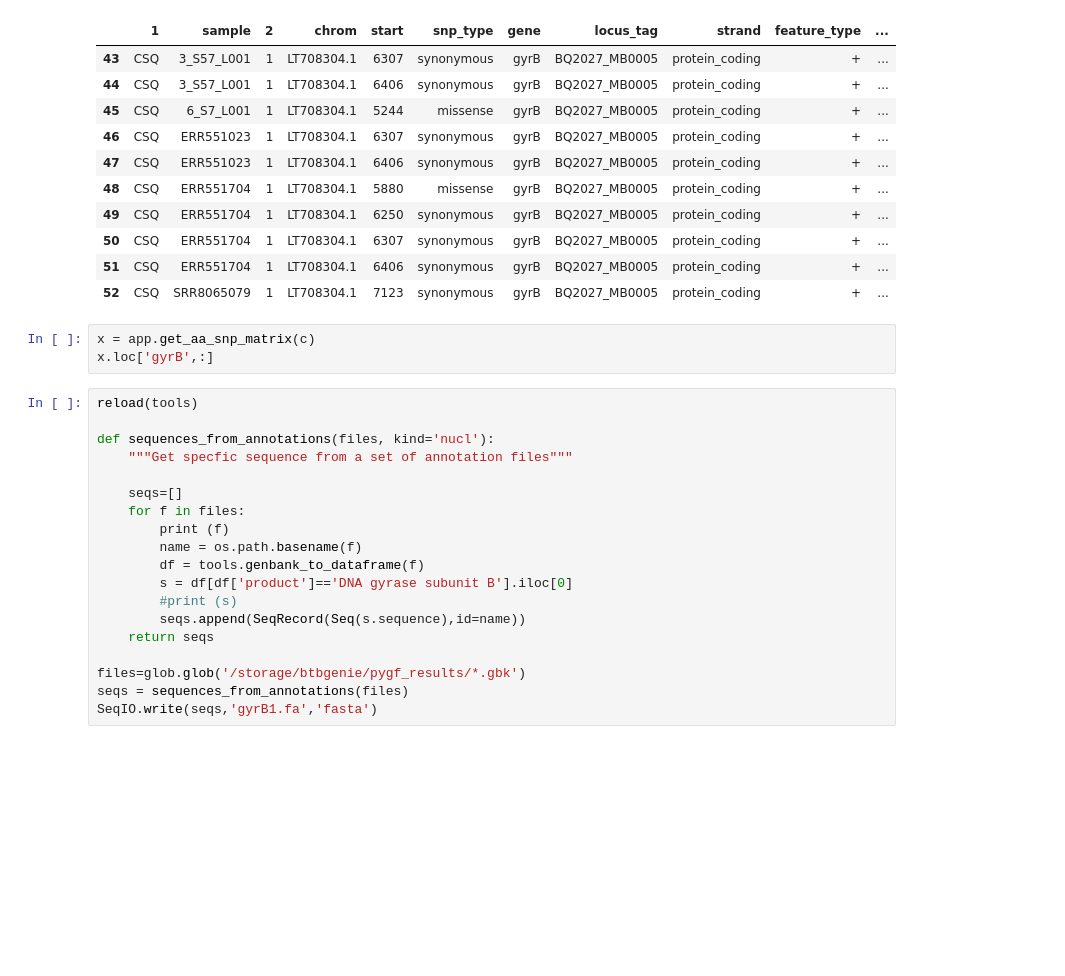
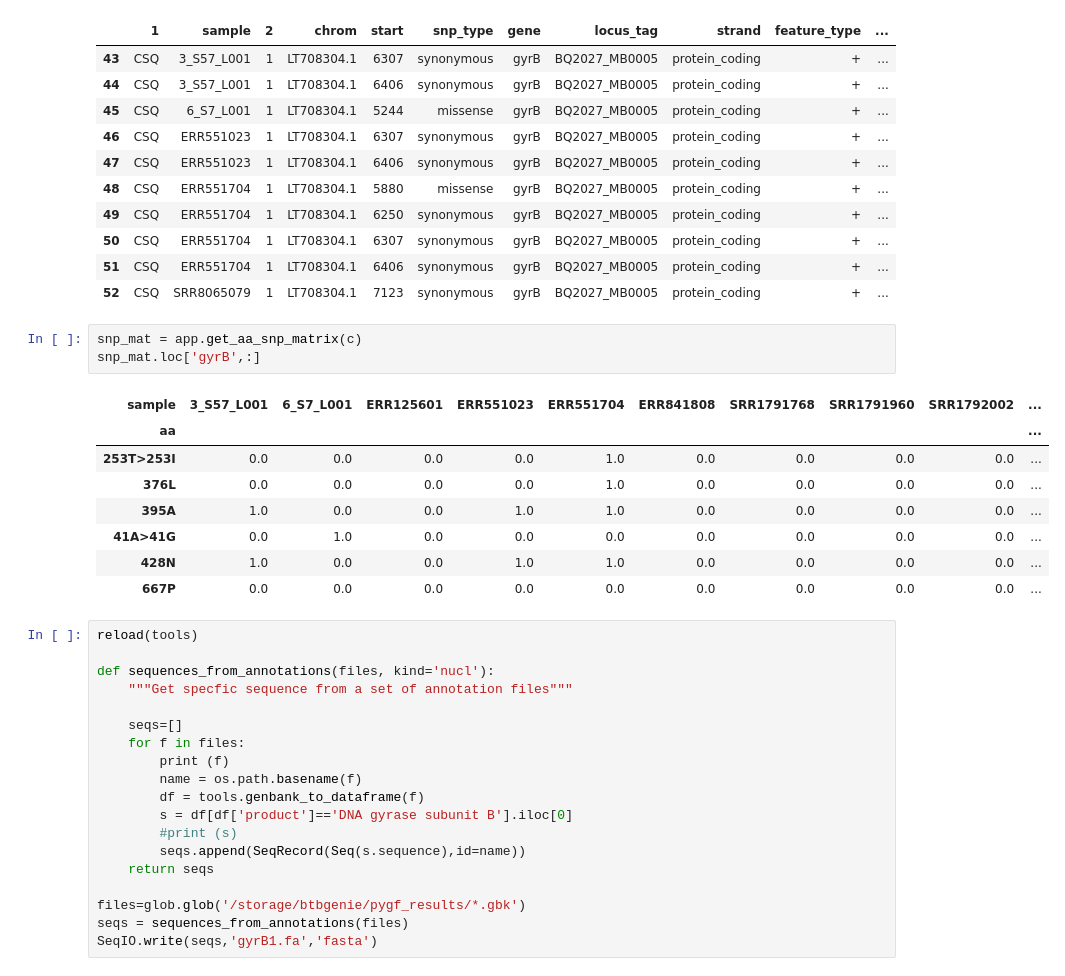
Before and after one commit to dmnfarrell/snipgenie, a Jupyter notebook: notebooks/albania.ipynb, the cells around one changed output. Cells and saved outputs as stored; diff of their text form; blank space fills up the shorter version.

```diff
--- a/notebooks/albania.ipynb
+++ b/notebooks/albania.ipynb
@@ -98,8 +99,17 @@ c[c.gene=='gyrB']
 | 51 | CSQ | ERR551704 | 1 | LT708304.1 | 6406 | synonymous | gyrB | BQ2027_MB0005 | protein_coding | + | ... |
 | 52 | CSQ | SRR8065079 | 1 | LT708304.1 | 7123 | synonymous | gyrB | BQ2027_MB0005 | protein_coding | + | ... |
 # %%
-x = app.get_aa_snp_matrix(c)
-x.loc['gyrB',:]
+snp_mat = app.get_aa_snp_matrix(c)
+snp_mat.loc['gyrB',:]
+# %% [output]
+| sample | 3_S57_L001 | 6_S7_L001 | ERR125601 | ERR551023 | ERR551704 | ERR841808 | SRR1791768 | SRR1791960 | SRR1792002 | ... |
+| aa |  |  |  |  |  |  |  |  |  | ... |
+| 253T>253I | 0.0 | 0.0 | 0.0 | 0.0 | 1.0 | 0.0 | 0.0 | 0.0 | 0.0 | ... |
+| 376L | 0.0 | 0.0 | 0.0 | 0.0 | 1.0 | 0.0 | 0.0 | 0.0 | 0.0 | ... |
+| 395A | 1.0 | 0.0 | 0.0 | 1.0 | 1.0 | 0.0 | 0.0 | 0.0 | 0.0 | ... |
+| 41A>41G | 0.0 | 1.0 | 0.0 | 0.0 | 0.0 | 0.0 | 0.0 | 0.0 | 0.0 | ... |
+| 428N | 1.0 | 0.0 | 0.0 | 1.0 | 1.0 | 0.0 | 0.0 | 0.0 | 0.0 | ... |
+| 667P | 0.0 | 0.0 | 0.0 | 0.0 | 0.0 | 0.0 | 0.0 | 0.0 | 0.0 | ... |
 # %%
 reload(tools)
 
```
Also changed, not shown: parts of 4 cells of this notebook, 5 other files.
